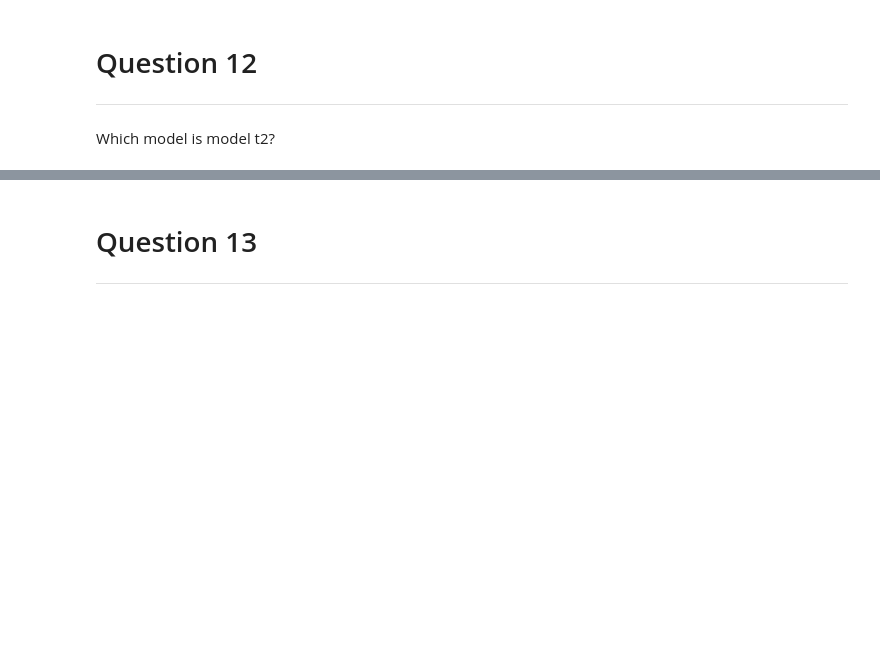
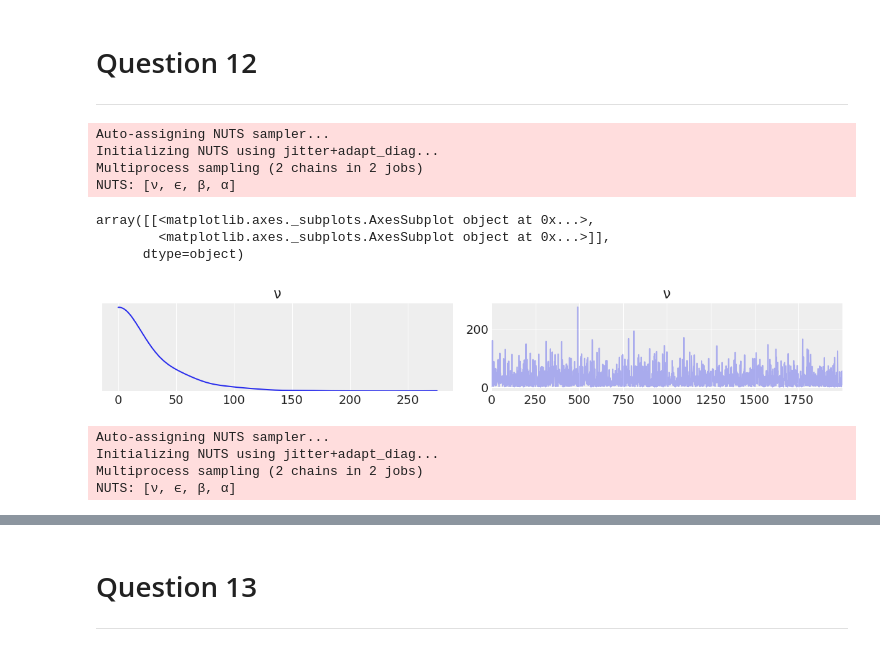
Before and after one commit to aloctavodia/BAP, a Jupyter notebook: exercises/Chapter3-Part3.ipynb, the cells around one changed output, grey strips where cells are left out. Cells and saved outputs as stored; diff of their text form; code cells hidden in the pictures; blank space fills up the shorter version.

```diff
--- a/exercises/Chapter3-Part3.ipynb
+++ b/exercises/Chapter3-Part3.ipynb
@@ -74,5 +75,51 @@ array([[<matplotlib.axes._subplots.AxesSubplot object at 0x...>,
 # %% [markdown]
 # Question 12
 ***
-# %% [markdown]
-Which model is model t2?
+# %%
+ans = pd.read_csv('../code/data/anscombe.csv')
+# %%
+x_4 = ans[ans.group == 'IV']['x'].values
+y_4 = ans[ans.group == 'IV']['y'].values
+
+with pm.Model() as model_t2:
+    α = pm.Normal('α', mu=0, sd=100)
+    β = pm.Normal('β', mu=0, sd=1)
+    ϵ = pm.HalfCauchy('ϵ', 5)
+    ν = pm.Exponential('ν', 1/30)
+    # ν = pm.Gamma('ν', mu=20, sd=15)
+    # ν = pm.Gamma('ν', 2, 0.1)
+
+    y_pred = pm.StudentT('y_pred', mu=α + β * x_4, sd=ϵ, nu=ν, observed=y_4)
+    prior_v_exp = pm.sample_prior_predictive(2000)
+    trace_v_exp = pm.sample(2000)
+# %% [output]
+Auto-assigning NUTS sampler...
+Initializing NUTS using jitter+adapt_diag...
+Multiprocess sampling (2 chains in 2 jobs)
+NUTS: [ν, ϵ, β, α]
+# %%
+data_exp = az.from_pymc3(trace=trace_v_exp, prior=prior_v_exp)
+# %%
+az.plot_trace(data_exp.prior, var_names=["ν"])
+# %% [output]
+array([[<matplotlib.axes._subplots.AxesSubplot object at 0x...>,
+        <matplotlib.axes._subplots.AxesSubplot object at 0x...>]],
+      dtype=object)
+[figure, added]
+# %%
+with pm.Model() as model_t2:
+    α = pm.Normal('α', mu=0, sd=100)
+    β = pm.Normal('β', mu=0, sd=1)
+    ϵ = pm.HalfCauchy('ϵ', 5)
+    # ν = pm.Exponential('ν', 1/30)
+    ν = pm.Gamma('ν', mu=20, sd=15)
+    #ν = pm.Gamma('ν', 2, 0.1)
+
+    y_pred = pm.StudentT('y_pred', mu=α + β * x_4, sd=ϵ, nu=ν, observed=y_4)
+    prior_v20_15 = pm.sample_prior_predictive(2000)
+    trace_v_20 = pm.sample(2000)
+# %% [output]
+Auto-assigning NUTS sampler...
+Initializing NUTS using jitter+adapt_diag...
+Multiprocess sampling (2 chains in 2 jobs)
+NUTS: [ν, ϵ, β, α]
```
Also changed, not shown: parts of 15 cells of this notebook.
